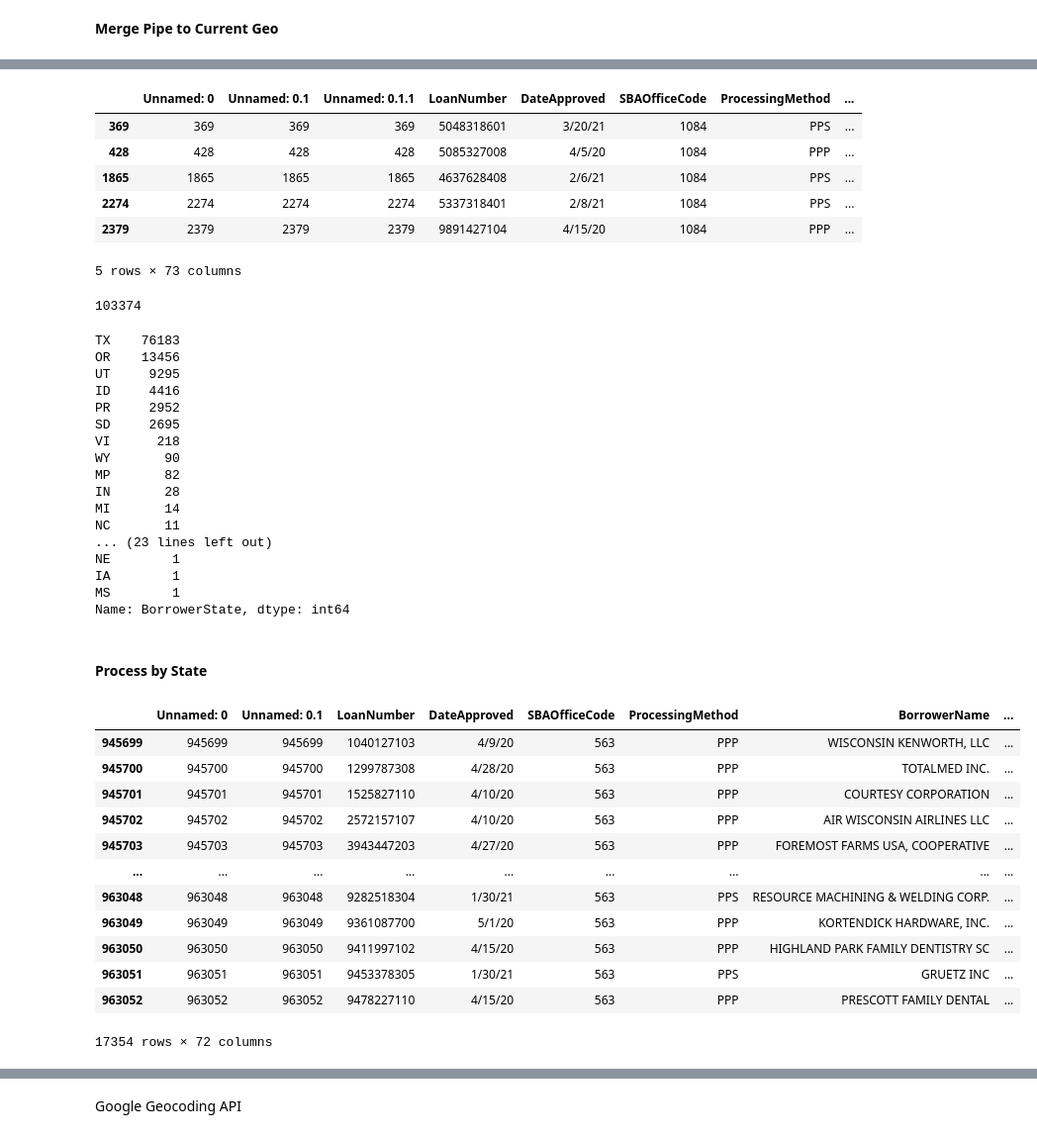
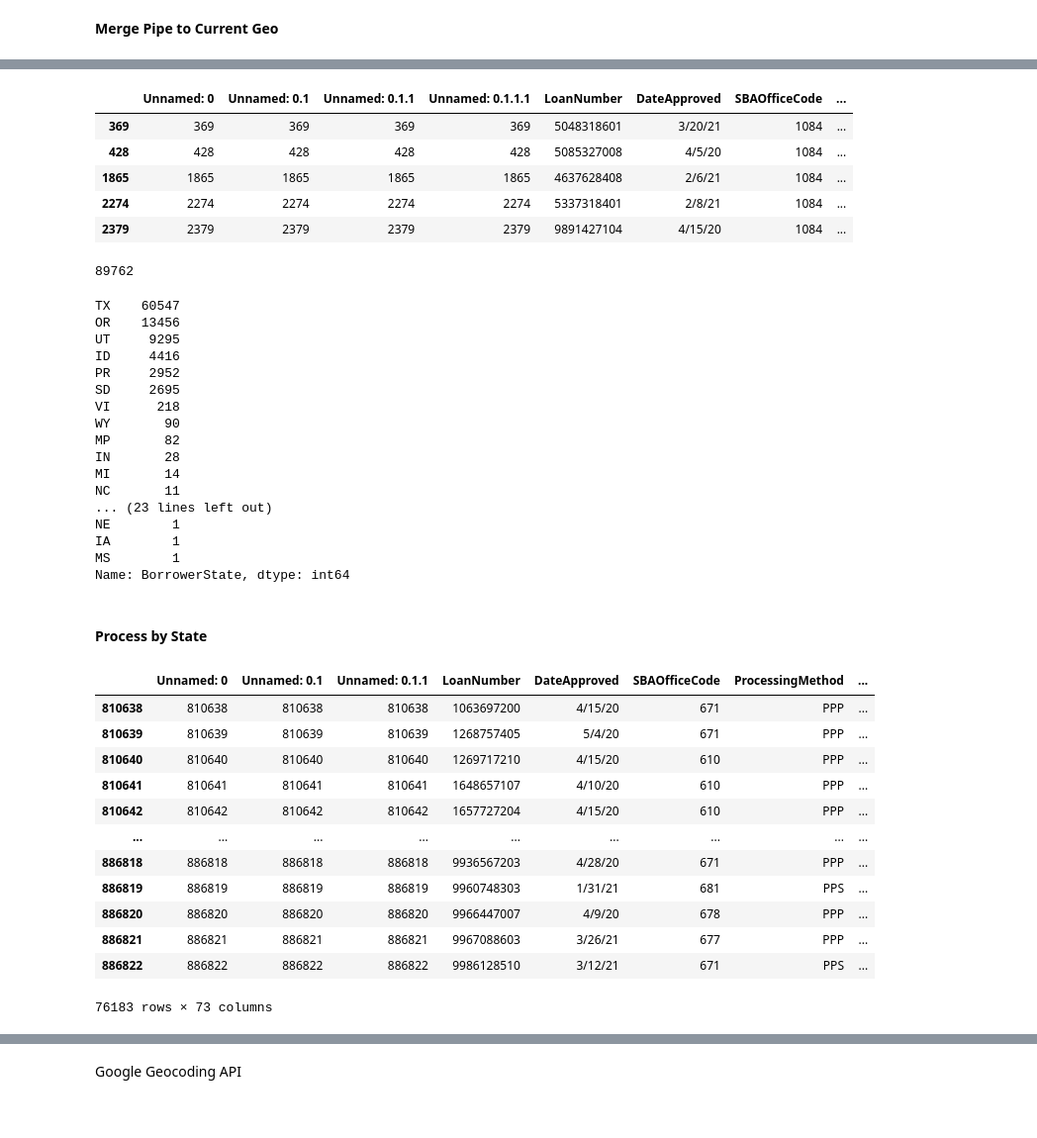
Before and after one commit to cspence001/mapdata_finalization_notebooks, a Jupyter notebook: reimagined-engine1/main_label_geo.ipynb, the cells around one changed output, grey strips where cells are left out. Shown at 99% size. Saved outputs shown, nothing was run; the diff lists cells and outputs as text; code cells hidden in the pictures.

```diff
--- a/reimagined-engine1/main_label_geo.ipynb
+++ b/reimagined-engine1/main_label_geo.ipynb
@@ -6,7 +6,7 @@ from tqdm.notebook import tqdm
 # %% [markdown]
 <b>Merge Pipe to Current Geo
 # %%
-geo_path = "../turbo-octo-goggles/data/state_data/geo/ppp_geo.csv" #data as of 11/21/21
+geo_path = "../../data/state_data/geo/ppp_geo.csv" #data as of 11/21/21
 ppp_geo= pd.read_csv(geo_path)
-ppp_geo
+ppp_geo.head()
 # %% [output]
@@ -27,21 +20,20 @@ ppp_geo
 ppp_geonull=ppp_geo.loc[ppp_geo["Lat"].isnull()] #479586
 ppp_geonull.head()
 # %% [output]
-|  | Unnamed: 0 | Unnamed: 0.1 | Unnamed: 0.1.1 | LoanNumber | DateApproved | SBAOfficeCode | ProcessingMethod | ... |
-| 369 | 369 | 369 | 369 | 5048318601 | 3/20/21 | 1084 | PPS | ... |
-| 428 | 428 | 428 | 428 | 5085327008 | 4/5/20 | 1084 | PPP | ... |
-| 1865 | 1865 | 1865 | 1865 | 4637628408 | 2/6/21 | 1084 | PPS | ... |
-| 2274 | 2274 | 2274 | 2274 | 5337318401 | 2/8/21 | 1084 | PPS | ... |
-| 2379 | 2379 | 2379 | 2379 | 9891427104 | 4/15/20 | 1084 | PPP | ... |
+|  | Unnamed: 0 | Unnamed: 0.1 | Unnamed: 0.1.1 | Unnamed: 0.1.1.1 | LoanNumber | DateApproved | SBAOfficeCode | ... |
+| 369 | 369 | 369 | 369 | 369 | 5048318601 | 3/20/21 | 1084 | ... |
+| 428 | 428 | 428 | 428 | 428 | 5085327008 | 4/5/20 | 1084 | ... |
+| 1865 | 1865 | 1865 | 1865 | 1865 | 4637628408 | 2/6/21 | 1084 | ... |
+| 2274 | 2274 | 2274 | 2274 | 2274 | 5337318401 | 2/8/21 | 1084 | ... |
+| 2379 | 2379 | 2379 | 2379 | 2379 | 9891427104 | 4/15/20 | 1084 | ... |
-5 rows × 73 columns
 # %%
 ppp_geonull["full_add"].nunique() #477363
 # %% [output]
-103374
+89762
 # %%
 ppp_geonull["BorrowerState"].value_counts()
 # %% [output]
-TX    76183
+TX    60547
 OR    13456
 UT     9295
 ID     4416
@@ -61,22 +53,22 @@ Name: BorrowerState, dtype: int64
 # %% [markdown]
 <h4> Process by State
 # %%
-ppp_togeo_comb= ppp_geonull[ppp_geonull["BorrowerState"] == "WI"]
+ppp_togeo_comb= ppp_geonull[ppp_geonull["BorrowerState"] == "TX"]
 ppp_togeo_comb
 # %% [output]
-|  | Unnamed: 0 | Unnamed: 0.1 | LoanNumber | DateApproved | SBAOfficeCode | ProcessingMethod | BorrowerName | ... |
-| 945699 | 945699 | 945699 | 1040127103 | 4/9/20 | 563 | PPP | WISCONSIN KENWORTH, LLC | ... |
-| 945700 | 945700 | 945700 | 1299787308 | 4/28/20 | 563 | PPP | TOTALMED INC. | ... |
-| 945701 | 945701 | 945701 | 1525827110 | 4/10/20 | 563 | PPP | COURTESY CORPORATION | ... |
-| 945702 | 945702 | 945702 | 2572157107 | 4/10/20 | 563 | PPP | AIR WISCONSIN AIRLINES LLC | ... |
-| 945703 | 945703 | 945703 | 3943447203 | 4/27/20 | 563 | PPP | FOREMOST FARMS USA, COOPERATIVE | ... |
+|  | Unnamed: 0 | Unnamed: 0.1 | Unnamed: 0.1.1 | LoanNumber | DateApproved | SBAOfficeCode | ProcessingMethod | ... |
+| 810638 | 810638 | 810638 | 810638 | 1063697200 | 4/15/20 | 671 | PPP | ... |
+| 810639 | 810639 | 810639 | 810639 | 1268757405 | 5/4/20 | 671 | PPP | ... |
+| 810640 | 810640 | 810640 | 810640 | 1269717210 | 4/15/20 | 610 | PPP | ... |
+| 810641 | 810641 | 810641 | 810641 | 1648657107 | 4/10/20 | 610 | PPP | ... |
+| 810642 | 810642 | 810642 | 810642 | 1657727204 | 4/15/20 | 610 | PPP | ... |
 | ... | ... | ... | ... | ... | ... | ... | ... | ... |
-| 963048 | 963048 | 963048 | 9282518304 | 1/30/21 | 563 | PPS | RESOURCE MACHINING & WELDING CORP. | ... |
-| 963049 | 963049 | 963049 | 9361087700 | 5/1/20 | 563 | PPP | KORTENDICK HARDWARE, INC. | ... |
-| 963050 | 963050 | 963050 | 9411997102 | 4/15/20 | 563 | PPP | HIGHLAND PARK FAMILY DENTISTRY SC | ... |
-| 963051 | 963051 | 963051 | 9453378305 | 1/30/21 | 563 | PPS | GRUETZ INC | ... |
-| 963052 | 963052 | 963052 | 9478227110 | 4/15/20 | 563 | PPP | PRESCOTT FAMILY DENTAL | ... |
+| 886818 | 886818 | 886818 | 886818 | 9936567203 | 4/28/20 | 671 | PPP | ... |
+| 886819 | 886819 | 886819 | 886819 | 9960748303 | 1/31/21 | 681 | PPS | ... |
+| 886820 | 886820 | 886820 | 886820 | 9966447007 | 4/9/20 | 678 | PPP | ... |
+| 886821 | 886821 | 886821 | 886821 | 9967088603 | 3/26/21 | 677 | PPP | ... |
+| 886822 | 886822 | 886822 | 886822 | 9986128510 | 3/12/21 | 671 | PPS | ... |
-17354 rows × 72 columns
+76183 rows × 73 columns
 # %%
 #process to identify and code for unique addresses
 ppp_togeo = ppp_togeo_comb["full_add"]
```
Also changed, not shown: parts of 21 cells of this notebook, 4 other files.
